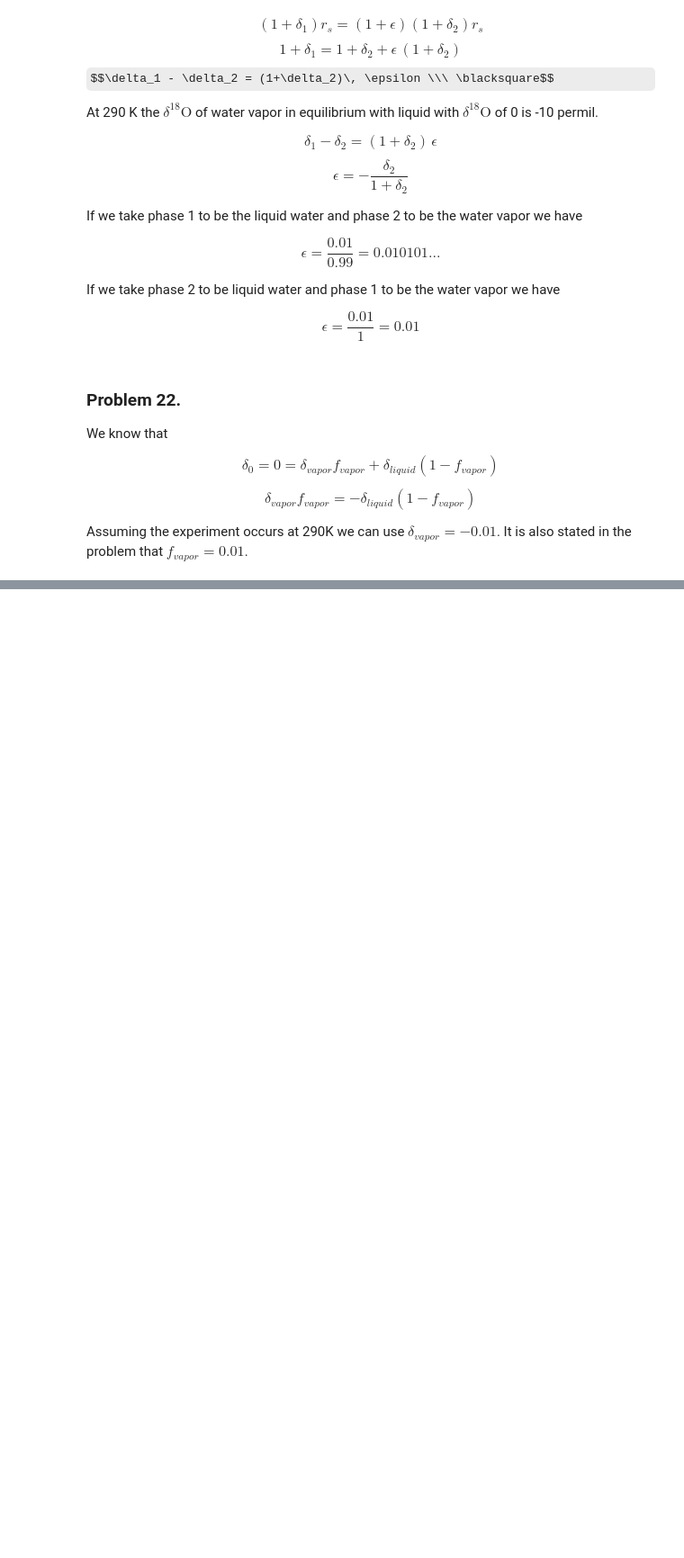
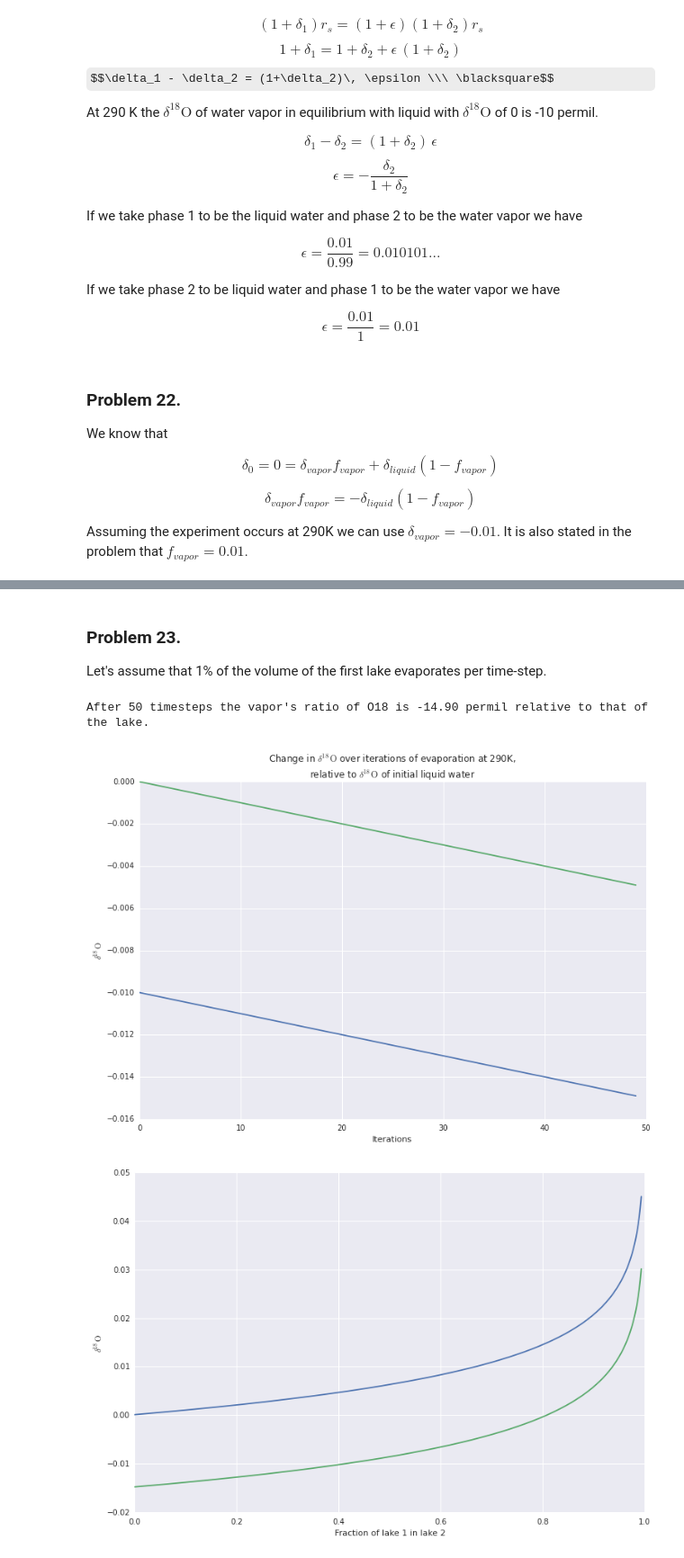
Before and after one commit to jdangerx/planetaryclimate, a Jupyter notebook: ch1.ipynb, the cells around one changed output, grey strips where cells are left out. Shown at 90% size. Cells and saved outputs as stored; diff of their text form; code cells hidden in the pictures; some formulas as TeX source; blank space fills up the shorter version.

```diff
--- a/ch1.ipynb
+++ b/ch1.ipynb
@@ -753,0 +785,74 @@ You can see that as all of the water evaporates, the water in the water vapor ha
+# %% [markdown]
+### Problem 23.
+
+Let's assume that 1% of the volume of the first lake evaporates per time-step.
+# %%
+def problem23a():
+    n_timesteps = 50
+    state = {"d_target": 0, "d_source": -0.01, "epsilon": 0.01}
+    states = []
+    for t in range(n_timesteps):
+        states.append(state)
+        state = phasechange(**states[-1])
+    d_liqs = [state["d_target"] for state in states]
+    d_vaps = [state["d_source"] for state in states]
+    plt.figure(figsize=(12,8))
+    plt.title("Change in $\delta^{18}\mathrm{O}$ over iterations of evaporation at 290K,\n"
+              "relative to $\delta^{18}\mathrm{O}$ of initial liquid water")
+    plt.plot(range(n_timesteps), d_vaps)
+    plt.plot(range(n_timesteps), d_liqs)
+    plt.ylabel("$\delta^{18}\mathrm{O}$")
+    plt.xlabel("Iterations")
+    print("After 50 timesteps the vapor's ratio of O18 is {:.2f} permil relative"
+          " to that of the lake.".format(d_vaps[-1]*1000))
+
+    states = []
+    for t in range(n_timesteps):
+        states.append(state)
+        state = phasechange(**states[-1])
+    d_liqs = [state["d_target"] for state in states]
+    d_vaps = [state["d_source"] for state in states]
+
+def problem23b():
+    frac_evap_per_timestep = 0.01
+    time_up_mtn = 50
+    evap_state = {"d_target": 0, "d_source": -0.01, "epsilon": 0.01}
+    evap_states = []
+    for t in range(time_up_mtn):
+        evap_states.append(evap_state)
+        evap_state = phasechange(**evap_states[-1])
+    d_vap = evap_states[-1]["d_source"]
+
+    f_lake2 = 0.99**time_up_mtn * frac_evap_per_timestep
+    f_lake1 = 1 - f_lake2
+
+    lake_state = {"d_target": 0, "d_source": 0, "epsilon": d_vap, "f_target":f_lake2}
+    num_timesteps = 500
+    lake_states = []
+    for t in range(num_timesteps):
+        # some percentage of lake 1 evaporates - only the stuff that makes it to
+        # the top of the mountain leaves lake 1, and its d relative to the lake
+        # is calculated earlier
+        lake_state = phasechange(**lake_state)
+        # thanks to frigid air all of the water that makes it to the top makes
+        # it into lake2 so we have no difference in d when we change back to
+        # liquid on the other side
+        lake_states.append(lake_state)
+    frac_of_lake1_in_lake2 = [1 - (1-frac_evap_per_timestep) **t for t in range(num_timesteps)]
+
+    d_lake1 = [s["d_source"] for s in lake_states]
+    d_lake2 = [s["d_target"] for s in lake_states]
+
+    plt.figure(figsize=(12,8))
+    plt.plot(frac_of_lake1_in_lake2, d_lake1)
+    plt.plot(frac_of_lake1_in_lake2, d_lake2)
+    plt.ylabel("$\delta^{18}\mathrm{O}$")
+    plt.xlabel("Fraction of lake 1 in lake 2")
+
+
+problem23a()
+problem23b()
+# %% [output]
+After 50 timesteps the vapor's ratio of O18 is -14.90 permil relative to that of the lake.
+[figure, added]
+[figure, added]
```
Also changed, not shown: parts of 3 cells of this notebook.
